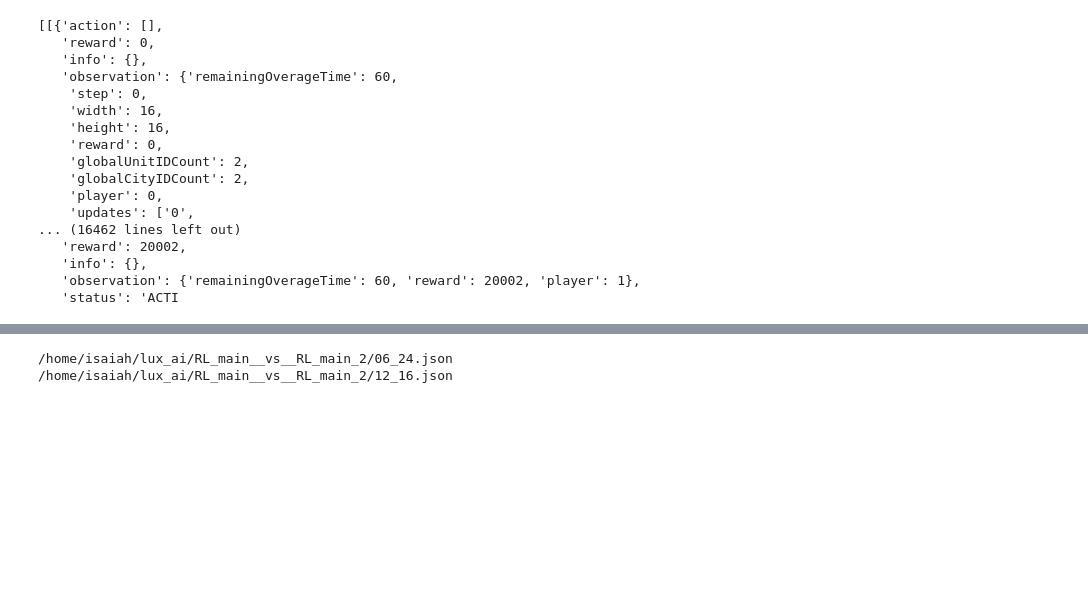
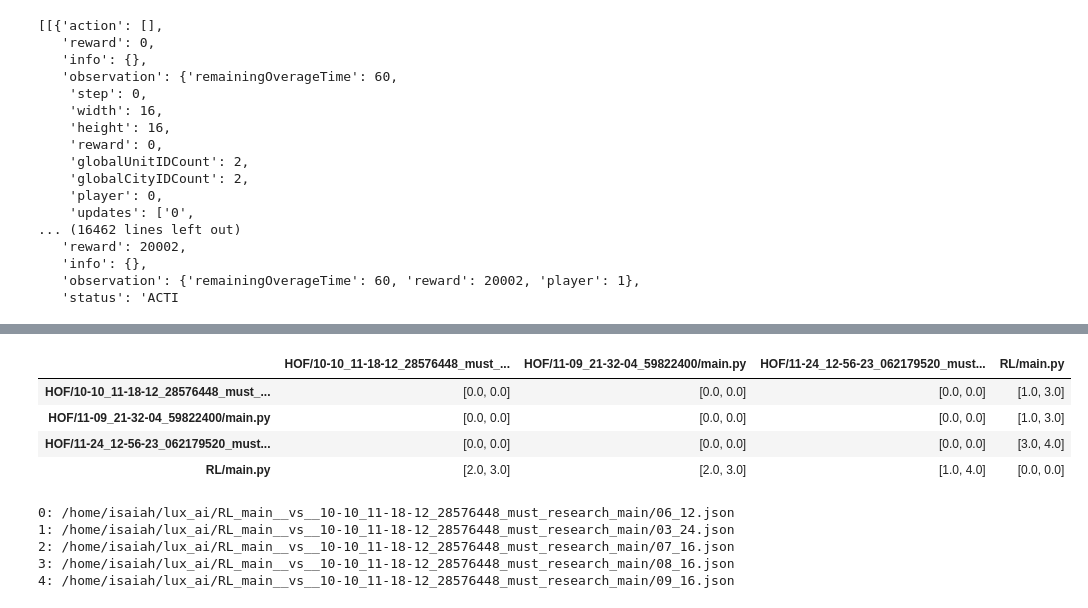
Before and after one commit to IsaiahPressman/Kaggle_Lux_AI_2021, a Jupyter notebook: Testing_and_Debugging.ipynb, the cells around one changed output, grey strips where cells are left out. Cells and saved outputs as stored; diff of their text form; code cells hidden in the pictures; blank space fills up the shorter version.

```diff
--- a/Testing_and_Debugging.ipynb
+++ b/Testing_and_Debugging.ipynb
@@ -185,12 +218,25 @@ RL_main__vs__RL_main_2
+# %%
+pd.DataFrame(results_dict)
+# %% [output]
+|  | HOF/10-10_11-18-12_28576448_must_... | HOF/11-09_21-32-04_59822400/main.py | HOF/11-24_12-56-23_062179520_must... | RL/main.py |
+| HOF/10-10_11-18-12_28576448_must_... | [0.0, 0.0] | [0.0, 0.0] | [0.0, 0.0] | [1.0, 3.0] |
+| HOF/11-09_21-32-04_59822400/main.py | [0.0, 0.0] | [0.0, 0.0] | [0.0, 0.0] | [1.0, 3.0] |
+| HOF/11-24_12-56-23_062179520_must... | [0.0, 0.0] | [0.0, 0.0] | [0.0, 0.0] | [3.0, 4.0] |
+| RL/main.py | [2.0, 3.0] | [2.0, 3.0] | [1.0, 4.0] | [0.0, 0.0] |
 # %%
-replay_dir = "/home/isaiah/lux_ai/RL_main__vs__RL_main_2/"
+replay_dir = "/home/isaiah/lux_ai/RL_main__vs__10-10_11-18-12_28576448_must_research_main"
 
+i = 0
 for replay_file in Path(replay_dir).rglob("*.json"):
     with open(replay_file, "r") as f:
         replay_text = "|".join(f.readlines())
     # Find any replays with carts
     if "bc " in replay_text:
-        print(replay_file)
+        print(f"{i}: {replay_file}")
+        i += 1
 # %% [output]
-/home/isaiah/lux_ai/RL_main__vs__RL_main_2/06_24.json
-/home/isaiah/lux_ai/RL_main__vs__RL_main_2/12_16.json
+0: /home/isaiah/lux_ai/RL_main__vs__10-10_11-18-12_28576448_must_research_main/06_12.json
+1: /home/isaiah/lux_ai/RL_main__vs__10-10_11-18-12_28576448_must_research_main/03_24.json
+2: /home/isaiah/lux_ai/RL_main__vs__10-10_11-18-12_28576448_must_research_main/07_16.json
+3: /home/isaiah/lux_ai/RL_main__vs__10-10_11-18-12_28576448_must_research_main/08_16.json
+4: /home/isaiah/lux_ai/RL_main__vs__10-10_11-18-12_28576448_must_research_main/09_16.json
```
Also changed, not shown: parts of 5 cells of this notebook, 1 other file.
